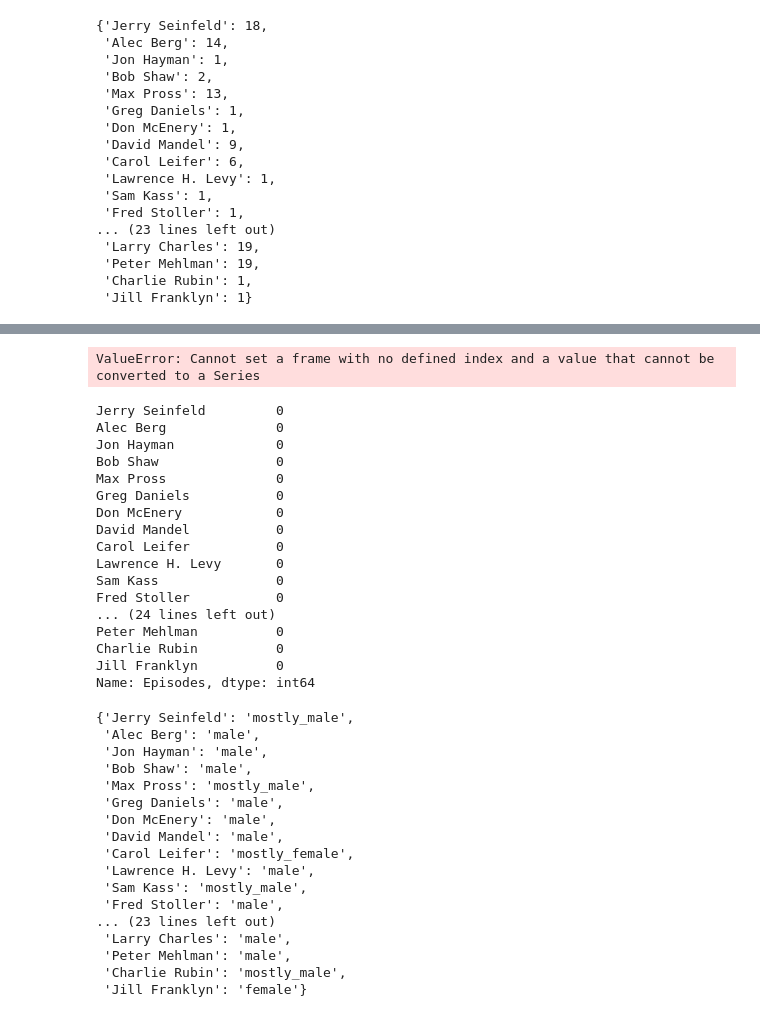
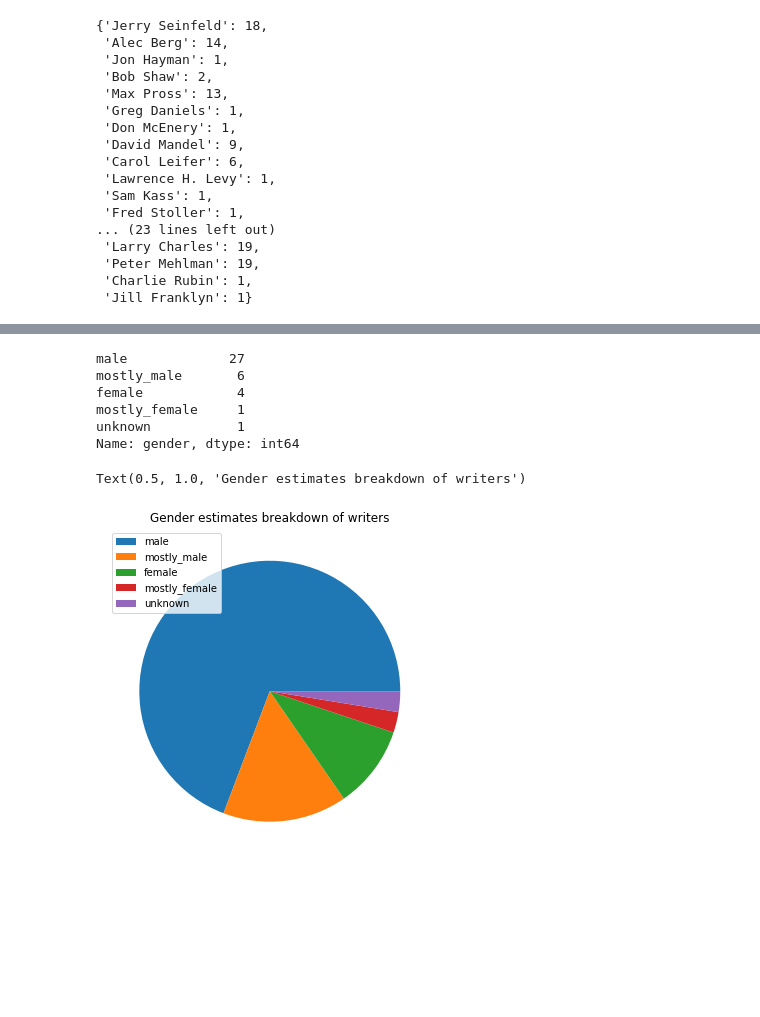
Before and after one commit to ktzioumis/The-Seinfeld, a Jupyter notebook: student.ipynb, the cells around one changed output, grey strips where cells are left out. Saved outputs shown, nothing was run; the diff lists cells and outputs as text; code cells hidden in the pictures; blank space fills up the shorter version.

```diff
--- a/student.ipynb
+++ b/student.ipynb
@@ -316,9 +385,0 @@ Text(0.5, 1.0, 'Seinfeld Writers wordcloud')
-# %%
-writers_df=pd.DataFrame([writers_episodes.keys(),writers_episodes.values()],index=['Writers','No_Episodes'])
-writers_df=writers_df.transpose()
-
-
-# writers_df.set_index('Writers',inplace=True)
-writers_df
-
-writers_df.sort_values('No_Episodes',ascending=False)
@@ -343,55 +386,23 @@ writers_df.sort_values('No_Episodes',ascending=False)
-# %%
-writers_df=pd.DataFrame()
-writers_df['Writer']=writers
-writers_df
-# %% [output]
-ValueError: Cannot set a frame with no defined index and a value that cannot be converted to a Series
-# %%
-writers_df['Episodes']=0
-# for writer in writers:
-#     for ep in episodes.Writers:
-#         if writer in ep:
-#             writers_df[writer,'Episodes']+=1
-# %% [output]
-Jerry Seinfeld         0
-Alec Berg              0
-Jon Hayman             0
-Bob Shaw               0
-Max Pross              0
-Greg Daniels           0
-Don McEnery            0
-David Mandel           0
-Carol Leifer           0
-Lawrence H. Levy       0
-Sam Kass               0
-Fred Stoller           0
-... (24 lines left out)
-Peter Mehlman          0
-Charlie Rubin          0
-Jill Franklyn          0
-Name: Episodes, dtype: int64
 # %%
 import gender_guesser.detector as gender
 gend = gender.Detector()
-writer_gender=dict()
+writer_gender=[]
 for writer in writers:
-    writer_gender[writer]=gend.get_gender(writer.split()[0],country='usa')
-writer_gender
+    writer_gender.append(gend.get_gender(writer.split()[0],country='usa'))
+writers_df['gender']=writer_gender
+writers_df.gender.value_counts()
 # %% [output]
-{'Jerry Seinfeld': 'mostly_male',
- 'Alec Berg': 'male',
- 'Jon Hayman': 'male',
- 'Bob Shaw': 'male',
- 'Max Pross': 'mostly_male',
- 'Greg Daniels': 'male',
- 'Don McEnery': 'male',
- 'David Mandel': 'male',
- 'Carol Leifer': 'mostly_female',
- 'Lawrence H. Levy': 'male',
- 'Sam Kass': 'mostly_male',
- 'Fred Stoller': 'male',
-... (23 lines left out)
- 'Larry Charles': 'male',
- 'Peter Mehlman': 'male',
- 'Charlie Rubin': 'mostly_male',
- 'Jill Franklyn': 'female'}
+male             27
+mostly_male       6
+female            4
+mostly_female     1
+unknown           1
+Name: gender, dtype: int64
+# %%
+plt.figure(figsize=(10,6))
+plt.pie(writers_df.gender.value_counts())
+plt.legend(writers_df.gender.value_counts().index,loc='upper left')
+plt.title('Gender estimates breakdown of writers')
+# %% [output]
+Text(0.5, 1.0, 'Gender estimates breakdown of writers')
+[figure, added]
```
Also changed, not shown: parts of 12 cells of this notebook.
